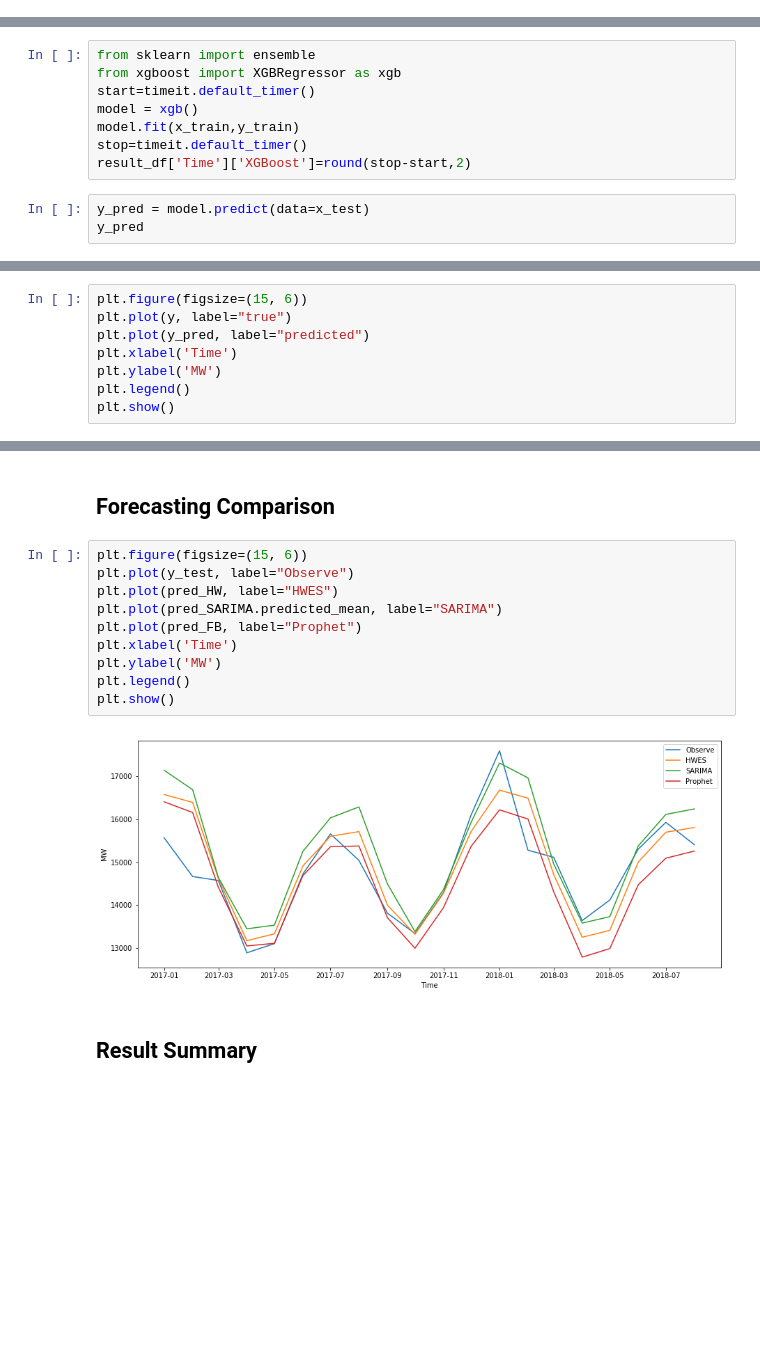
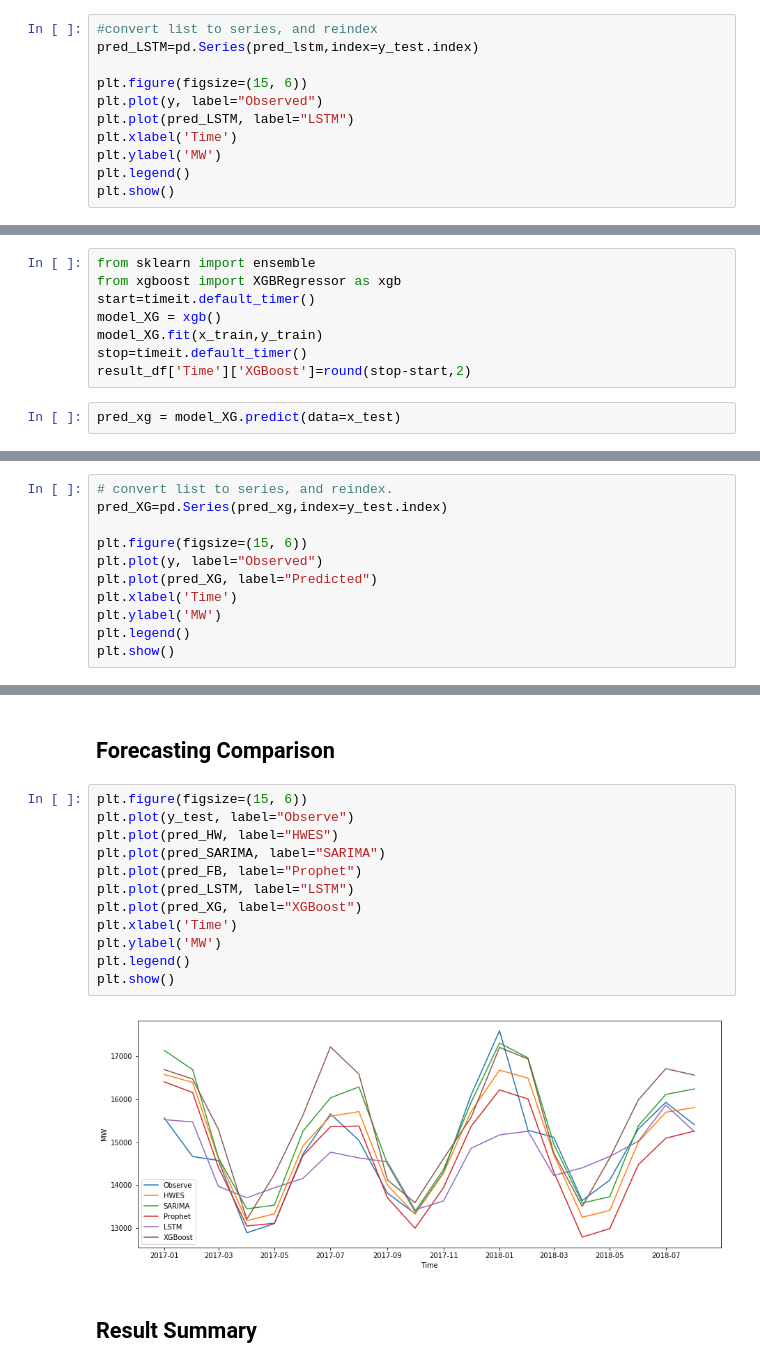
Before and after one commit to kaziahosunhabibripon/Time-Series, a Jupyter notebook: Energy-Consumption-29.ipynb, the cells around one changed output, grey strips where cells are left out. Saved outputs shown, nothing was run; the diff lists cells and outputs as text; blank space fills up the shorter version.

```diff
--- a/Energy-Consumption-29.ipynb
+++ b/Energy-Consumption-29.ipynb
@@ -581,0 +590,11 @@ The Mean Absolute Percentage Error (MAPE) of our forecasts is 4.27%
+# %%
+#convert list to series, and reindex
+pred_LSTM=pd.Series(pred_lstm,index=y_test.index)
+
+plt.figure(figsize=(15, 6))
+plt.plot(y, label="Observed")
+plt.plot(pred_LSTM, label="LSTM")
+plt.xlabel('Time')
+plt.ylabel('MW')
+plt.legend()
+plt.show()
@@ -695,10 +696,9 @@ Freq: MS, Name: value, dtype: float64
 from sklearn import ensemble
 from xgboost import XGBRegressor as xgb
 start=timeit.default_timer()
-model = xgb()
-model.fit(x_train,y_train)
+model_XG = xgb()
+model_XG.fit(x_train,y_train)
 stop=timeit.default_timer()
 result_df['Time']['XGBoost']=round(stop-start,2)
 # %%
-y_pred = model.predict(data=x_test)
-y_pred
+pred_xg = model_XG.predict(data=x_test)
@@ -743,9 +711,12 @@ y_pred=y_pred.set_index(y_test.index)
 # %% [markdown]
 ## 5.4 Prediction Visualization
 # %%
+# convert list to series, and reindex.
+pred_XG=pd.Series(pred_xg,index=y_test.index)
+
 plt.figure(figsize=(15, 6))
-plt.plot(y, label="true")
-plt.plot(y_pred, label="predicted")
+plt.plot(y, label="Observed")
+plt.plot(pred_XG, label="Predicted")
 plt.xlabel('Time')
 plt.ylabel('MW')
 plt.legend()
@@ -757,15 +728,17 @@ plt.show()
 # %%
 plt.figure(figsize=(15, 6))
 plt.plot(y_test, label="Observe")
 plt.plot(pred_HW, label="HWES")
-plt.plot(pred_SARIMA.predicted_mean, label="SARIMA")
+plt.plot(pred_SARIMA, label="SARIMA")
 plt.plot(pred_FB, label="Prophet")
+plt.plot(pred_LSTM, label="LSTM")
+plt.plot(pred_XG, label="XGBoost")
 plt.xlabel('Time')
 plt.ylabel('MW')
 plt.legend()
 plt.show()
 # %% [output]
-[figure, old version]
+[figure, new version]
 # %% [markdown]
 ## Result Summary
 # %%
```
Also changed, not shown: parts of 45 cells of this notebook.
